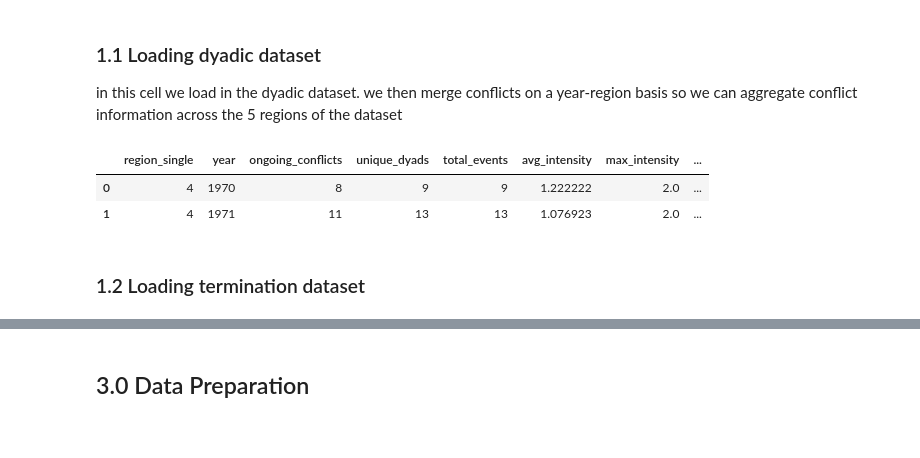
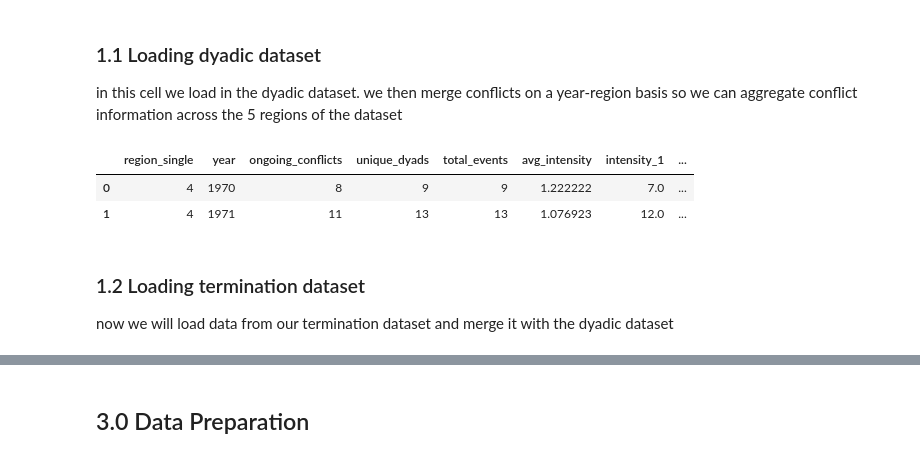
Before and after one commit to Fishmarchande/datasci_finalproj, a Jupyter notebook: finalproject.ipynb, the cells around one changed output, grey strips where cells are left out. Saved outputs shown, nothing was run; the diff lists cells and outputs as text; code cells hidden in the pictures.

```diff
--- a/finalproject.ipynb
+++ b/finalproject.ipynb
@@ -24,60 +28,81 @@ in this cell we load in the dyadic dataset. we then merge conflicts on a year-re
 can aggregate conflict information across the 5 regions of the dataset
 # %%
 # Aggregate dyadic events to a region-year dataset (1970-2023)
-# We compute: ongoing unique conflicts, unique dyads, total events, avg/max intensity,
-# intensity-level counts, and counts by `type_of_conflict`. Save as `region_yearly` and CSV.
-dyadic['region_single'] = dyadic['region'].apply(lambda x: x.split(',')[0])
 
-# choose region column if available (fall back to 'region')
-region_col = 'region_single' if 'region_single' in dyadic.columns else 'region'
+# split up multiple regions into separate rows (explode)
+dyadic['region'] = dyadic['region'].str.split(',')
+dyadic = dyadic.explode('region')
+dyadic['region'] = dyadic['region'].astype(str).str.strip()         # remove " 3" -> "3"
+dyadic['region'] = pd.to_numeric(dyadic['region'], errors='coerce').astype('Int64')
+#region_single is depracated but i keep it for compatibility with future cells
+dyadic['region_single'] = dyadic['region']
+region_col = 'region_single'
+
+#dataset goes from 1970 to 2023
+years = list(range(1970, 2024))
 
 # Ensure 'year' and intensity are numeric
 dyadic['year'] = dyadic['year'].astype(int)
 dyadic['intensity_level'] = pd.to_numeric(dyadic['intensity_level'], errors='coerce')
 
-# Basic per-region-year aggregates
+# Aggregation function
 agg = dyadic.groupby([region_col, 'year']).agg(
-    ongoing_conflicts=('conflict_id', 'nunique'),
-    unique_dyads=('dyad_id', 'nunique'),
-    total_events=('dyad_id', 'count'),
-    avg_intensity=('intensity_level', 'mean'),
-    max_intensity=('intensity_level', 'max'),
-    incompatibility_mode=('incompatibility', lambda x: x.mode().iloc[0] if not x.mode().empty else np.nan),
+ongoing_conflicts=('conflict_id', 'nunique'),
+unique_dyads=('dyad_id', 'nunique'),
+total_events=('dyad_id', 'count'),
+avg_intensity=('intensity_level', 'mean'),
 ).reset_index()
 
-# intensity-level breakdown (creates intensity_1, intensity_2, ...)
+# intensity dummies
 intensity_ct = pd.crosstab([dyadic[region_col], dyadic['year']], dyadic['intensity_level']).rename(columns=lambda c: f'intensity_{int(c)}' if not pd.isna(c) else 'intensity_na').reset_index()
 
-# type_of_conflict breakdown (many possible types; create prefixed columns)
+# conflict dummies
 type_ct = pd.crosstab([dyadic[region_col], dyadic['year']], dyadic['type_of_conflict']).add_prefix('type_').reset_index()
 
-# Merge aggregates and pivot tables
+# incompatability dummies
+incompatibility_ct = pd.crosstab([dyadic[region_col], dyadic['year']], dyadic['incompatibility']).add_prefix('incomp_').reset_index()
+
+# Merge aggregates and dummies
 region_yearly = agg.merge(intensity_ct, left_on=[region_col, 'year'], right_on=[region_col, 'year'], how='left')
 region_yearly = region_yearly.merge(type_ct, left_on=[region_col, 'year'], right_on=[region_col, 'year'], how='left')
+region_yearly = region_yearly.merge(incompatibility_ct, left_on=[region_col, 'year'], right_on=[region_col, 'year'], how='left')
 
-# Build full grid of regions × years 1970-2023 to ensure coverage
+# Make sure all years are covered for all regions if they are missing years
 regions = dyadic[region_col].dropna().unique().tolist()
-years = list(range(1970, 2024))
 full_index = pd.MultiIndex.from_product([regions, years], names=[region_col, 'year'])
 region_yearly = region_yearly.set_index([region_col, 'year']).reindex(full_index).reset_index()
 
-# Fill missing numeric values with 0 and keep object columns as-is (or fill with '' where appropriate)
+# Interpolate average intensity linearly within each region (not perfect since it's not really a scalar, but better than nothing)
+# this is really the ratio between low and high intensity conflicts, not the average intensity itself
+region_yearly['avg_intensity'] = (
+region_yearly
+.groupby(region_col)['avg_intensity']
+.transform(lambda x: x.interpolate(method='linear').fillna(method='bfill').fillna(method='ffill'))
+)
+
+
+# Handle missing values
 num_cols = region_yearly.select_dtypes(include=['number']).columns.tolist()
+# Exclude avg_intensity since we already interpolated
+num_cols = [c for c in num_cols if c != 'avg_intensity']
 region_yearly[num_cols] = region_yearly[num_cols].fillna(0)
 obj_cols = [c for c in region_yearly.columns if c not in num_cols and c not in [region_col]]
 region_yearly[obj_cols] = region_yearly[obj_cols].fillna('')
+
 
 # Ensure integer columns where sensible
 for c in ['ongoing_conflicts','unique_dyads','total_events']:
     if c in region_yearly.columns:
         region_yearly[c] = region_yearly[c].astype(int)
 
 #Let's take a quick look! (uncollapse output if you want to see)
 region_yearly.head(2)
 # %% [output]
-|  | region_single | year | ongoing_conflicts | unique_dyads | total_events | avg_intensity | max_intensity | ... |
-| 0 | 4 | 1970 | 8 | 9 | 9 | 1.222222 | 2.0 | ... |
-| 1 | 4 | 1971 | 11 | 13 | 13 | 1.076923 | 2.0 | ... |
+|  | region_single | year | ongoing_conflicts | unique_dyads | total_events | avg_intensity | intensity_1 | ... |
+| 0 | 4 | 1970 | 8 | 9 | 9 | 1.222222 | 7.0 | ... |
+| 1 | 4 | 1971 | 11 | 13 | 13 | 1.076923 | 12.0 | ... |
 # %% [markdown]
 ### 1.2 Loading termination dataset
+
+now we will load data from our termination dataset and merge it with the dyadic dataset
 # %%
```
Also changed, not shown: parts of 29 cells of this notebook, 3 other files.
